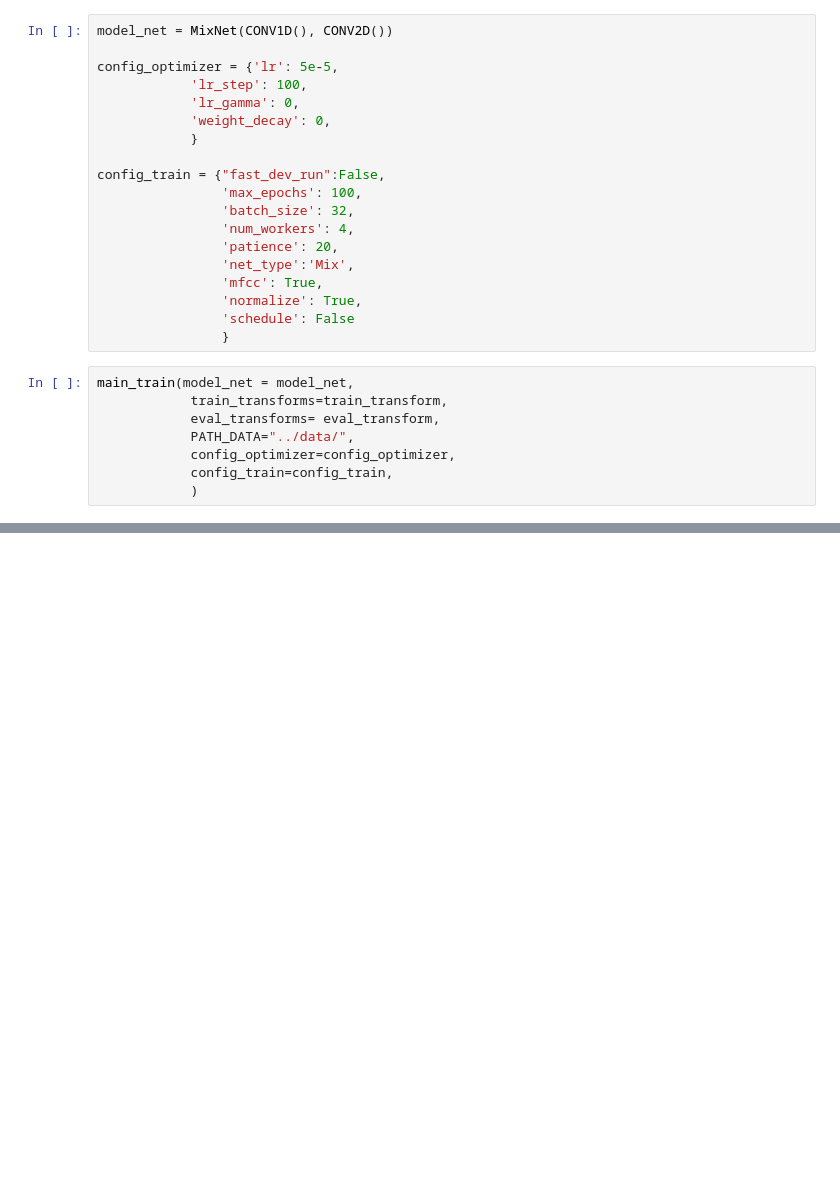
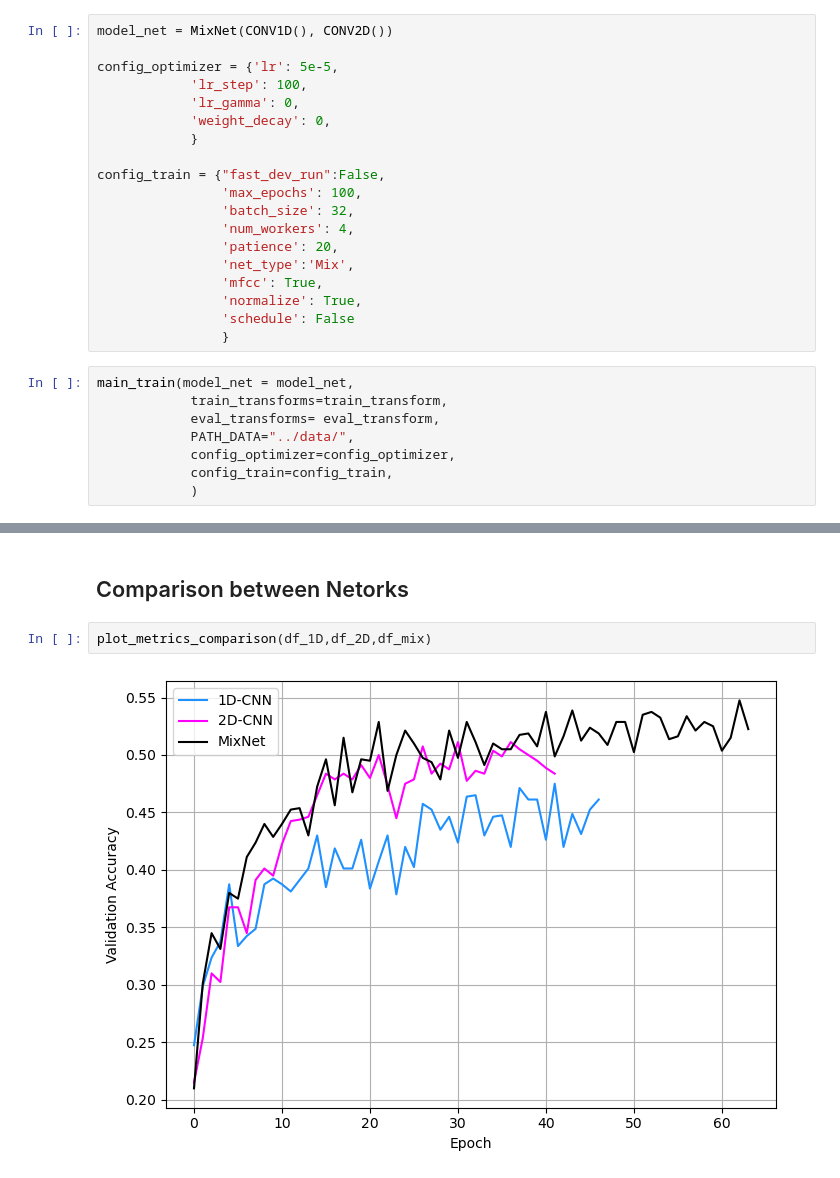
Before and after one commit to AlbertoSaretto/Music-Genre-Recognition, a Jupyter notebook: Final_Notebook.ipynb, the cells around one changed output, grey strips where cells are left out. Drawn from its saved outputs; the diff is of its cells as text; blank space fills up the shorter version.

```diff
--- a/Final_Notebook.ipynb
+++ b/Final_Notebook.ipynb
@@ -1037,0 +1283,6 @@ main_train(model_net = model_net,
+# %% [markdown]
+## Comparison between Netorks
+# %%
+plot_metrics_comparison(df_1D,df_2D,df_mix)
+# %% [output]
+[figure, added]
```
Also changed, not shown: parts of 9 cells of this notebook.
